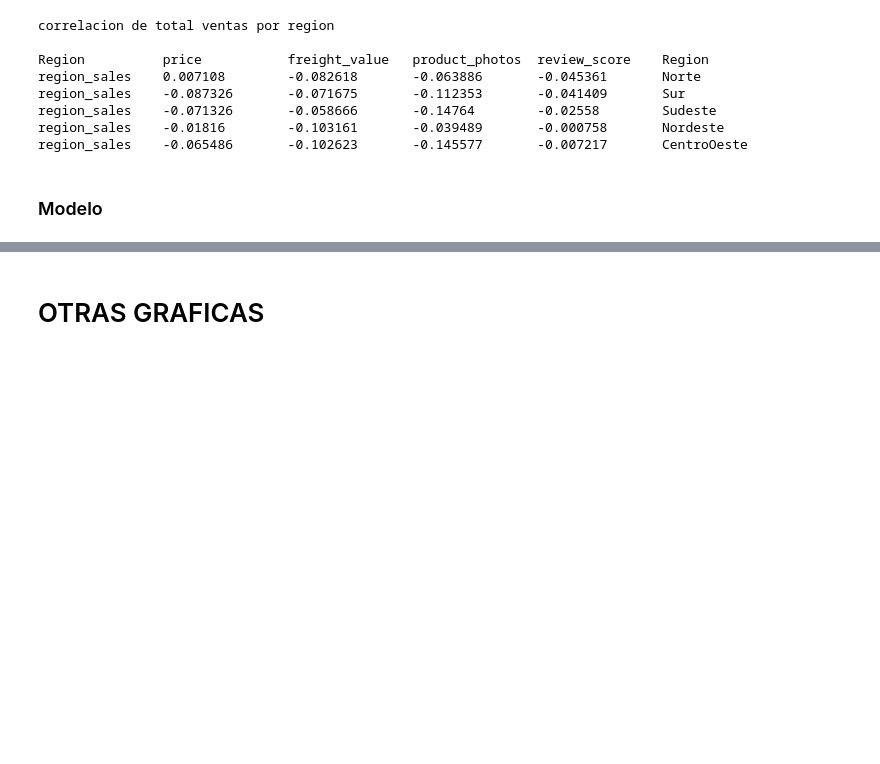
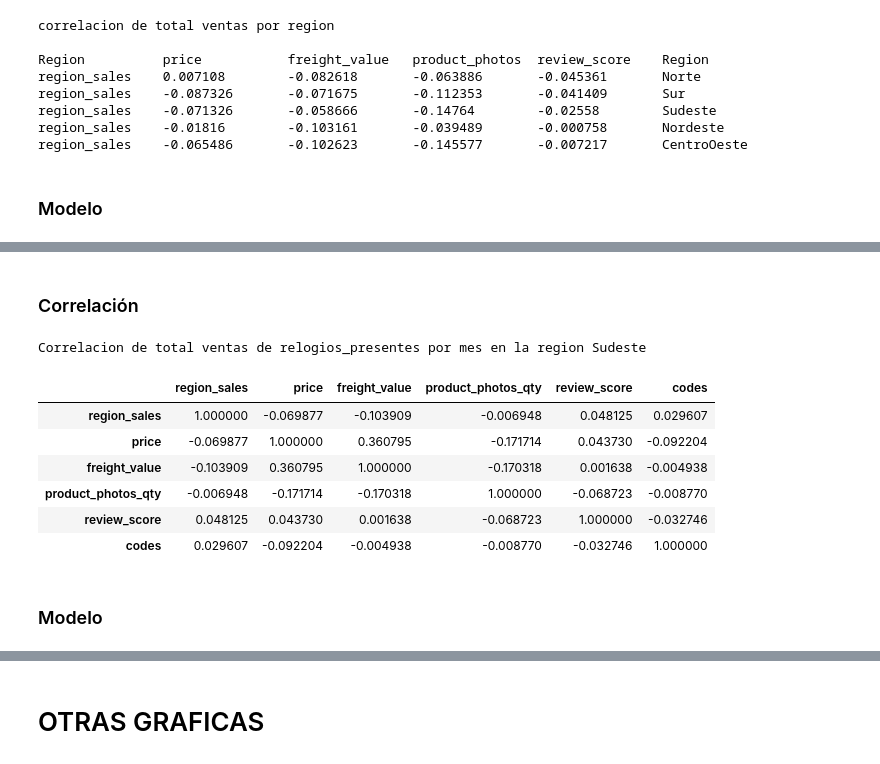
Before and after one commit to ximenarios/DS4AProject, a Jupyter notebook: brazilian_ecommerce_final.ipynb, the cells around one changed output, grey strips where cells are left out. Cells and saved outputs as stored; diff of their text form; code cells hidden in the pictures; blank space fills up the shorter version.

```diff
--- a/brazilian_ecommerce_final.ipynb
+++ b/brazilian_ecommerce_final.ipynb
@@ -366,0 +400,17 @@ Notes:
+# %% [markdown]
+### Correlación
+# %%
+print('Correlacion de total ventas de',listaP[item],'por mes en la region',R,'\n')
+corr_mat  = aux[['region_sales','price', 'freight_value', 'product_photos_qty','review_score','codes']].corr()
+corr_mat#[['region_sales','price', 'freight_value', 'product_photos_qty','review_score','codes']][0:1]
+# %% [output]
+Correlacion de total ventas de relogios_presentes por mes en la region Sudeste
+|  | region_sales | price | freight_value | product_photos_qty | review_score | codes |
+| region_sales | 1.000000 | -0.069877 | -0.103909 | -0.006948 | 0.048125 | 0.029607 |
+| price | -0.069877 | 1.000000 | 0.360795 | -0.171714 | 0.043730 | -0.092204 |
+| freight_value | -0.103909 | 0.360795 | 1.000000 | -0.170318 | 0.001638 | -0.004938 |
+| product_photos_qty | -0.006948 | -0.171714 | -0.170318 | 1.000000 | -0.068723 | -0.008770 |
+| review_score | 0.048125 | 0.043730 | 0.001638 | -0.068723 | 1.000000 | -0.032746 |
+| codes | 0.029607 | -0.092204 | -0.004938 | -0.008770 | -0.032746 | 1.000000 |
+# %% [markdown]
+### Modelo
```
Also changed, not shown: parts of 12 cells of this notebook.
